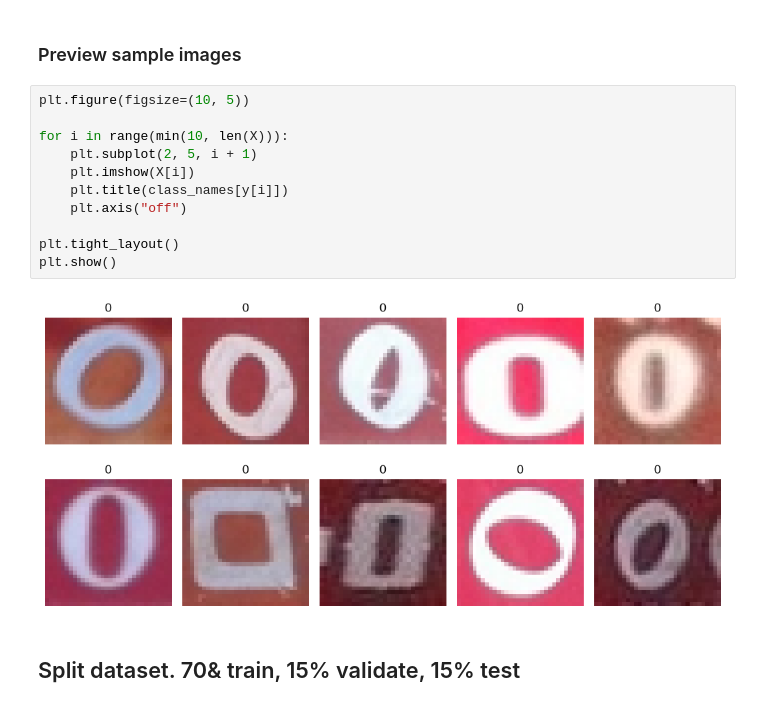
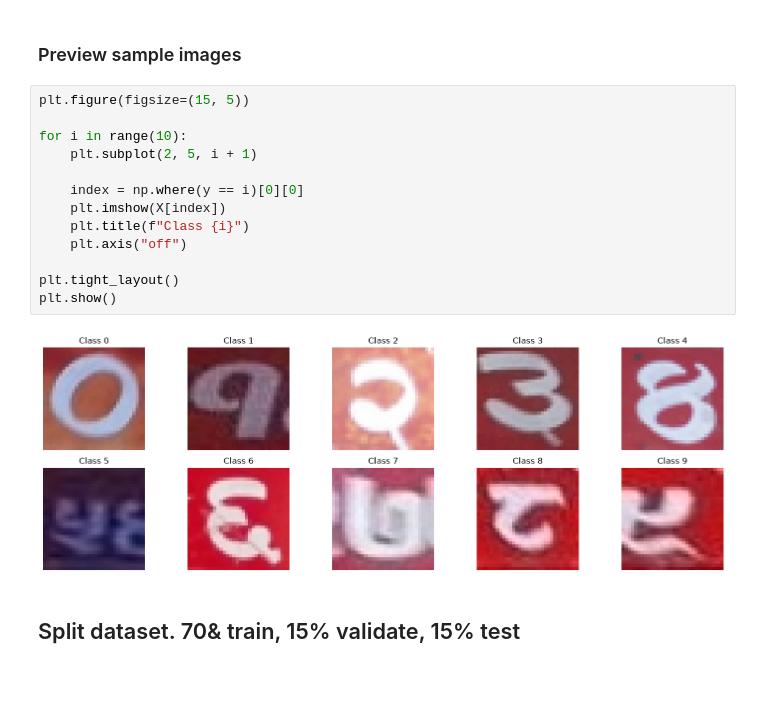
Before and after one commit to prof-screw/DSML, a Jupyter notebook: Week10/Assignment09.ipynb, the cells around one changed output. Cells and saved outputs as stored; diff of their text form; blank space fills up the shorter version.

```diff
--- a/Week10/Assignment09.ipynb
+++ b/Week10/Assignment09.ipynb
@@ -125,18 +125,20 @@ pa: 234 images
 # %% [markdown]
 ### Preview sample images
 # %%
-plt.figure(figsize=(10, 5))
+plt.figure(figsize=(15, 5))
 
-for i in range(min(10, len(X))):
+for i in range(10):
     plt.subplot(2, 5, i + 1)
-    plt.imshow(X[i])
-    plt.title(class_names[y[i]])
+
+    index = np.where(y == i)[0][0]
+    plt.imshow(X[index])
+    plt.title(f"Class {i}")
     plt.axis("off")
 
 plt.tight_layout()
 plt.show()
 # %% [output]
-[figure, old version]
+[figure, new version]
 # %% [markdown]
 ## Split dataset. 70& train, 15% validate, 15% test
 # %%
```
Also changed, not shown: parts of 4 cells of this notebook.
